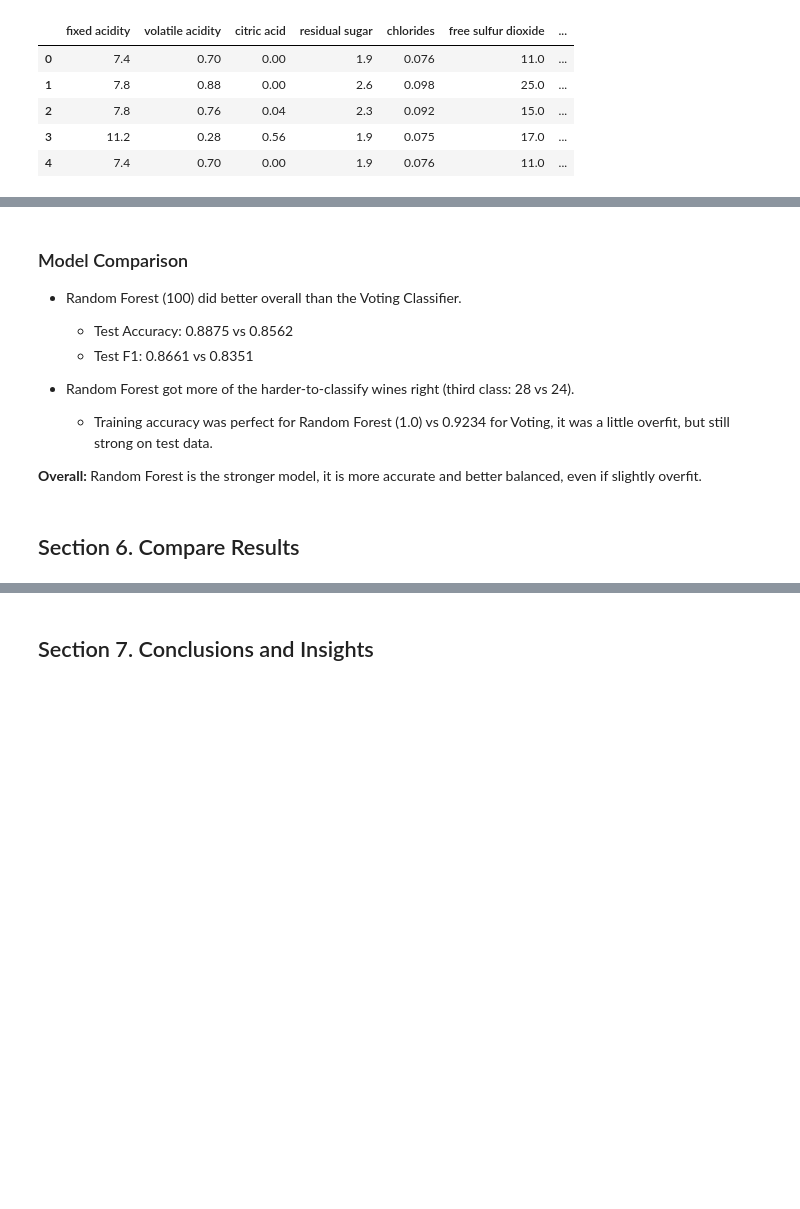
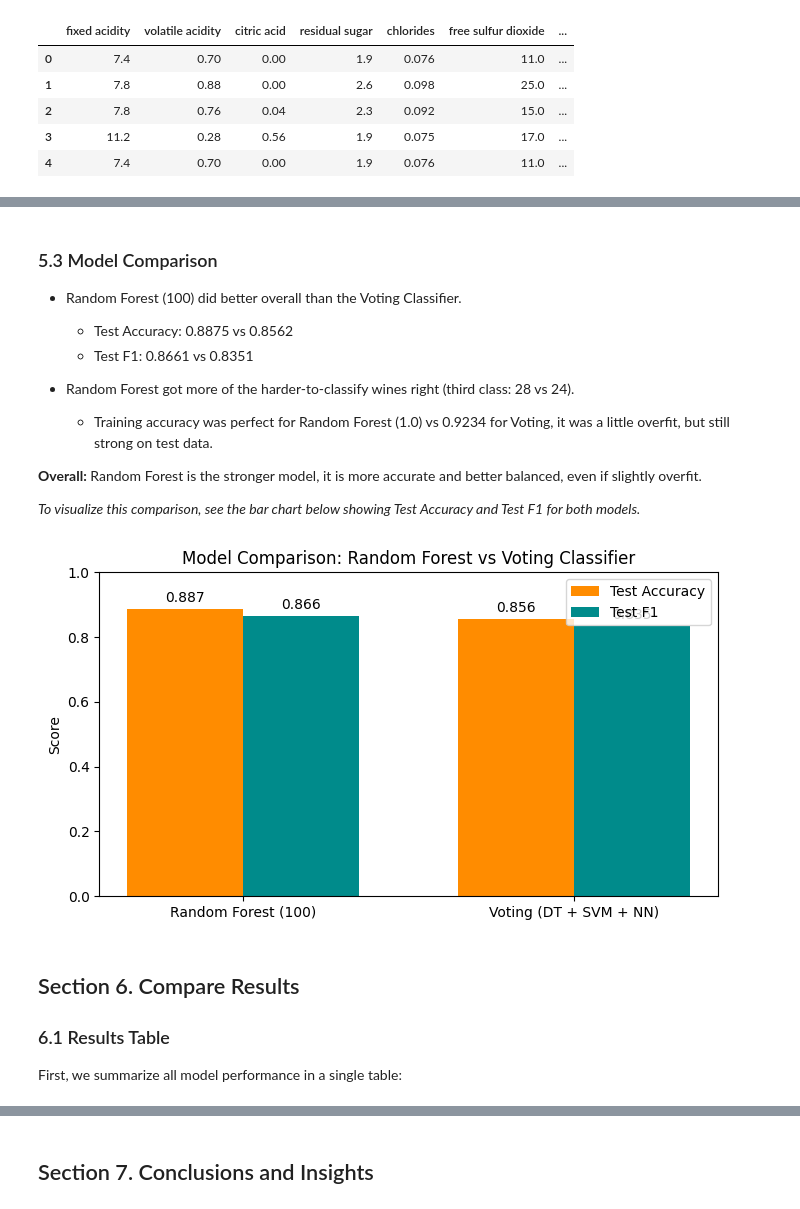
Before and after one commit to abeaderstadt/applied-ml-beaderstadt, a Jupyter notebook: notebooks/project05/ensemble-beaderstadt.ipynb, the cells around one changed output, grey strips where cells are left out. Cells and saved outputs as stored; diff of their text form; code cells hidden in the pictures; blank space fills up the shorter version.

```diff
--- a/notebooks/project05/ensemble-beaderstadt.ipynb
+++ b/notebooks/project05/ensemble-beaderstadt.ipynb
@@ -232,5 +289,5 @@ Train F1 Score: 0.9054, Test F1 Score: 0.8351
 # %% [markdown]
-### Model Comparison
+### 5.3 Model Comparison
 - Random Forest (100) did better overall than the Voting Classifier.
   - Test Accuracy: 0.8875 vs 0.8562
   - Test F1: 0.8661 vs 0.8351
@@ -239,8 +296,49 @@ Train F1 Score: 0.9054, Test F1 Score: 0.8351
   - Training accuracy was perfect for Random Forest (1.0) vs 0.9234 for Voting, it was a little overfit, but still strong on test data.
 
 **Overall:** Random Forest is the stronger model, it is more accurate and better balanced, even if slightly overfit.
+
+_To visualize this comparison, see the bar chart below showing Test Accuracy and Test F1 for both models._
+# %%
+# Model names and metrics
+models = ['Random Forest (100)', 'Voting (DT + SVM + NN)']
+test_accuracy = [0.8875, 0.8562]
+test_f1 = [0.8661, 0.8351]
+
+# X positions
+x = np.arange(len(models))
+width = 0.35
+
+# Create the plot
+fig, ax = plt.subplots(figsize=(7,4))
+rects1 = ax.bar(x - width/2, test_accuracy, width, label='Test Accuracy', color='darkorange')
+rects2 = ax.bar(x + width/2, test_f1, width, label='Test F1', color='darkcyan')
+
+# Add labels, title, and legend
+ax.set_ylabel('Score')
+ax.set_ylim(0,1)
+ax.set_title('Model Comparison: Random Forest vs Voting Classifier')
+ax.set_xticks(x)
+ax.set_xticklabels(models)
+ax.legend()
+
+# Add text labels on top of bars
+for rects in [rects1, rects2]:
+    for rect in rects:
+        height = rect.get_height()
+        ax.annotate(f'{height:.3f}',
+                    xy=(rect.get_x() + rect.get_width()/2, height),
+                    xytext=(0,3),
+                    textcoords="offset points",
+                    ha='center', va='bottom')
+
+plt.tight_layout()
+plt.show()
+# %% [output]
+[figure, added]
 # %% [markdown]
 ## Section 6. Compare Results
+### 6.1 Results Table
+First, we summarize all model performance in a single table:
 # %%
 # Create a table of results
 results_df = pd.DataFrame(results)
```
Also changed, not shown: parts of 27 cells of this notebook, 2 other files.
